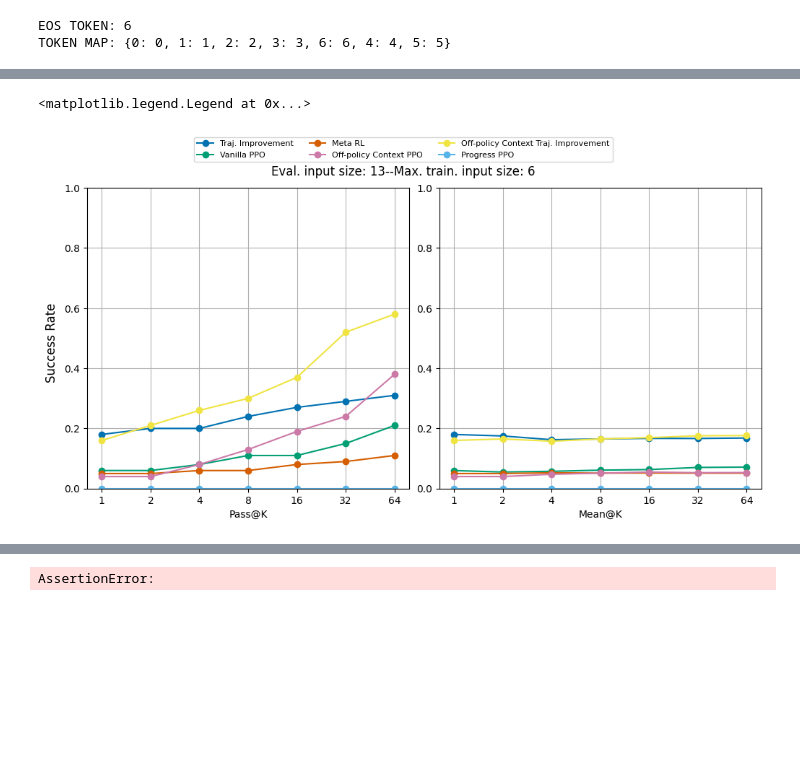
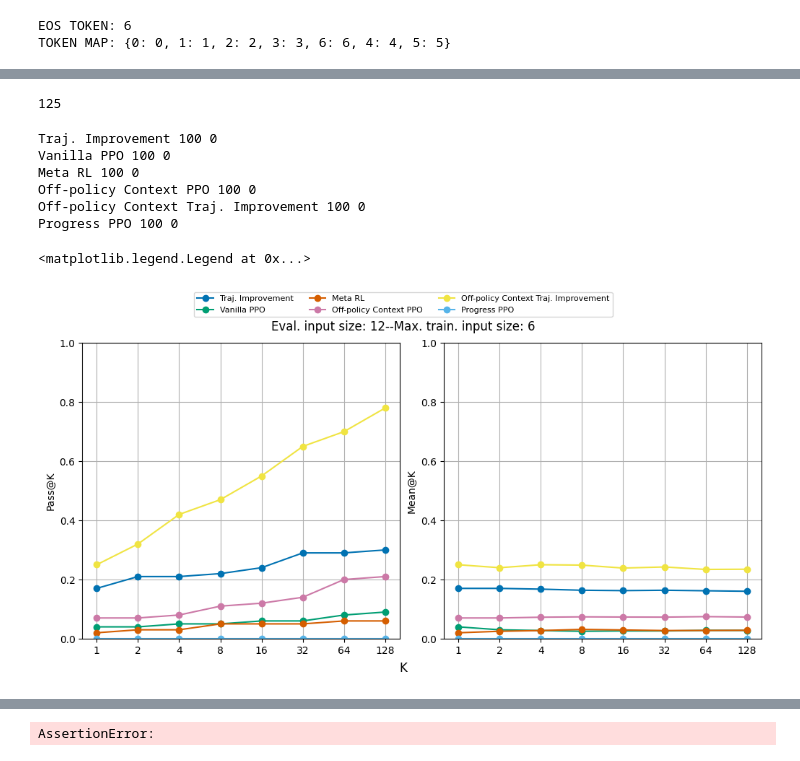
Before and after one commit to chanb/scaling_jax, a Jupyter notebook: src/evaluations/attempt_diversity.ipynb, the cells around one changed output, grey strips where cells are left out. Saved outputs shown, nothing was run; the diff lists cells and outputs as text; code cells hidden in the pictures; blank space fills up the shorter version.

```diff
--- a/src/evaluations/attempt_diversity.ipynb
+++ b/src/evaluations/attempt_diversity.ipynb
@@ -52,11 +52,12 @@ run_names = {
 learner_path = os.path.join(base_path, algo_name, list(run_names.values())[0])
 
 eval_seed = 42
-num_evals = 64
-max_decode_len = 200
+num_evals = 128
+max_bits = 12
 batch_size = 100
-max_bits = 13
+max_response_length = 100
 hide_question = False
+max_decode_len = max_response_length if hide_question else 2 * max_bits + 1 + max_response_length
 
 config_dict = json.load(open(os.path.join(learner_path, "config.json"), "r"))
 half_precision = config_dict["half_precision"]
@@ -66,6 +67,13 @@ dtype = jnp.bfloat16 if half_precision else jnp.float32
 max_int = int(2 ** max_bits)
 config = parse_dict(config_dict)
 dataset_kwargs = config.dataset_kwargs
+
+checkpoint_i = 6
+save_name = "attempt_diversity_results-checkpoint_{}-max_response_length_{}{}.dill".format(
+    checkpoint_i * config.logging_config.checkpoint_interval if checkpoint_i >= 0 else "last",
+    max_response_length,
+    "-hide_question" if hide_question else ""
+)
 # %% [markdown]
 ## Rollout
 # %%
@@ -98,7 +106,7 @@ dataset = Addition(
     right_to_left=right_to_left,
     num_repeats=None,
     shuffle=False,
-    exact=False,
+    exact=True,
     predict_eos=predict_eos,
     num_cot_tokens=num_cot_tokens,
     p_curriculum=0.0,
@@ -206,3 +222,17 @@ Progress PPO 0950000.dill
+# %%
+max_decode_len
+# %% [output]
+125
+# %%
+for key, val in results.items():
+    print(key, np.max(val[1]), val[0][np.argmax(val[1])])
+# %% [output]
+Traj. Improvement 100 0
+Vanilla PPO 100 0
+Meta RL 100 0
+Off-policy Context PPO 100 0
+Off-policy Context Traj. Improvement 100 0
+Progress PPO 100 0
 # %%
 def compute_wilson_ci(n, acc):
     # alpha = 0.05
@@ -226,37 +256,37 @@ for i, (exp_name, res_array) in enumerate(results.items()):
         pass_k[2 ** x_range - 1],
         label=exp_name,
         marker="o",
     )
     axes[0].set_xticks(x_range)
     axes[0].set_xticklabels(2 ** x_range)
-    axes[0].set_xlabel("Pass@K")
+    axes[0].set_ylabel("Pass@K")
     axes[0].set_ylim(0.0, 1.0)
     axes[0].grid(True)
 
     scatter = axes[1].plot(
         x_range,
         mean_k[2 ** x_range - 1],
         marker="o",
     )
     axes[1].set_xticks(x_range)
     axes[1].set_xticklabels(2 ** x_range)
-    axes[1].set_xlabel("Mean@K")
+    axes[1].set_ylabel("Mean@K")
     axes[1].set_ylim(0.0, 1.0)
     axes[1].grid(True)
 
 fig.suptitle("Eval. input size: {}--Max. train. input size: {}".format(max_bits, train_num_bits))
-fig.supylabel("Success Rate")
+fig.supxlabel("K")
 fig.legend(
     bbox_to_anchor=(0.0, 1.0, 1.0, 0.0),
     loc="lower center",
     ncols=3,
     borderaxespad=0.0,
     frameon=True,
     fontsize="8",
 )
 # %% [output]
 <matplotlib.legend.Legend at 0x...>
-[figure, old version]
+[figure, new version]
 # %%
 x_range = np.arange(math.ceil(np.log2(num_evals)) + 1)
 num_cols = 2
```
Also changed, not shown: parts of 9 cells of this notebook.
